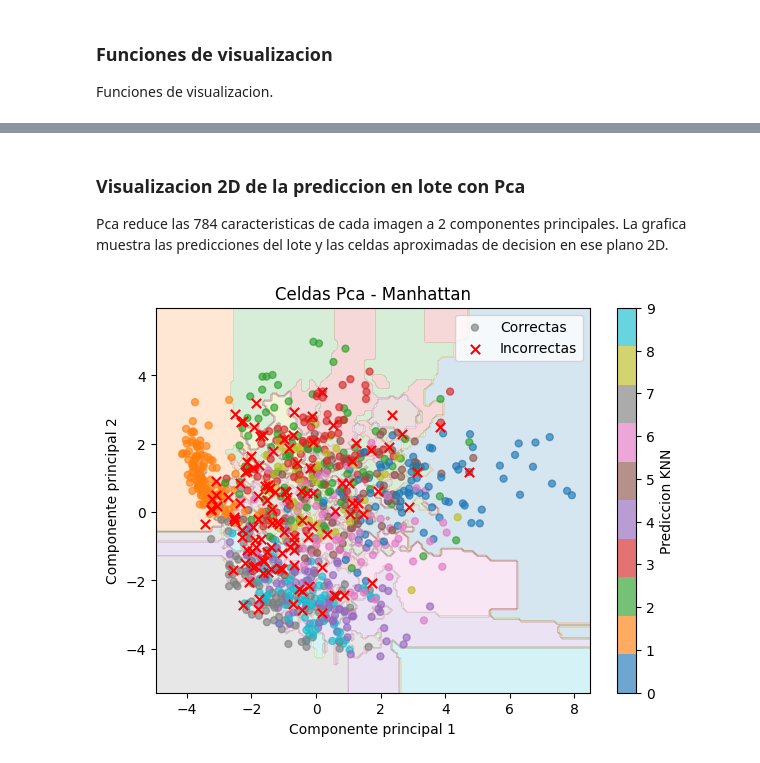
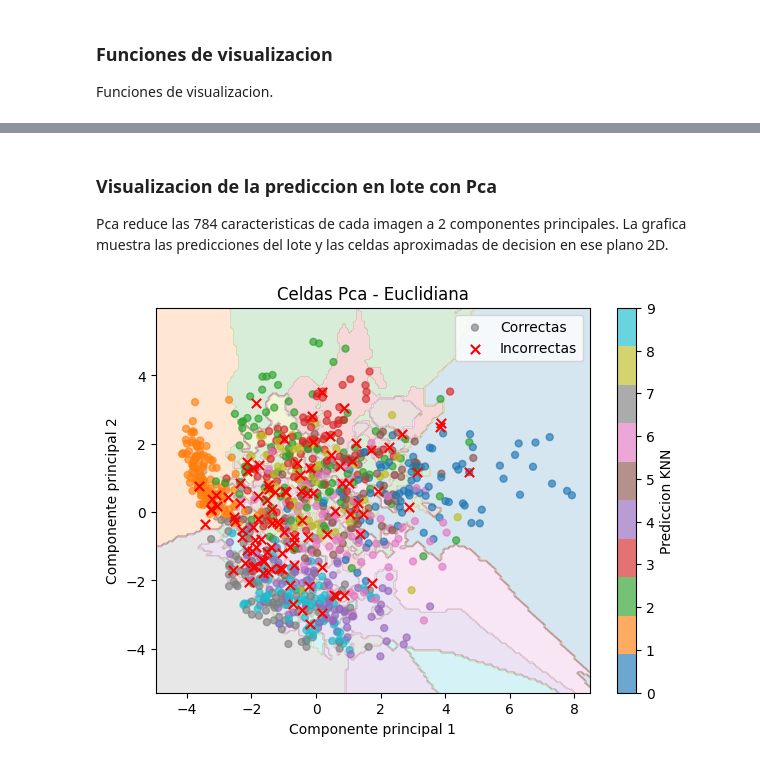
Before and after one commit to JosueGarciaAbata/KNN-Mnist, a Jupyter notebook: KNN.ipynb, the cells around one changed output, grey strips where cells are left out. Drawn from its saved outputs; the diff is of its cells as text; code cells hidden in the pictures.

```diff
--- a/KNN.ipynb
+++ b/KNN.ipynb
@@ -127,8 +125,8 @@ Caracteristicas por imagen: 784
 
 En esta etapa el modelo solo guarda los datos de entrenamiento. No ajusta pesos como una red neuronal.
 # %%
-knn_manhattan = KNN(k=3, metrica="manhattan")
-knn_manhattan.entrenar(X_train_knn, y_train_knn)
+knn = KNN(k=3)
+knn.entrenar(X_train_knn, y_train_knn)
 # %% [markdown]
 ### Funciones de visualizacion
 
@@ -176,11 +174,13 @@ Se predice el lote de prueba usando KNN con distancia Manhattan.
 # %%
+y_pred = knn.predecir_en_lote(X_test_knn)
+
 predicciones = {
-    "Manhattan": knn_manhattan.predecir_en_lote(X_test_knn)
+    "Euclidiana": y_pred
 }
 
 resultados = pd.DataFrame({
     "real": y_test_knn,
-    "pred_manhattan": predicciones["Manhattan"]
+    "pred_euclidiana": y_pred,
 })
 
 resultados.head(10)
@@ -224,14 +221,13 @@ Accuracy: 0.8800
 # %% [markdown]
-### Visualizacion 2D de la prediccion en lote con Pca
+### Visualizacion de la prediccion en lote con Pca
 
 Pca reduce las 784 caracteristicas de cada imagen a 2 componentes principales. La grafica muestra las predicciones del lote y las celdas aproximadas de decision en ese plano 2D.
 # %%
 mostrar_pca_lote(
     contexto_visualizacion,
     y_test_knn,
     predicciones,
-    nombre_modelo="Manhattan",
     k=3,
 )
 # %% [output]
-[figure, old version]
+[figure, new version]
```
Also changed, not shown: parts of 8 cells of this notebook, 2 other files.
